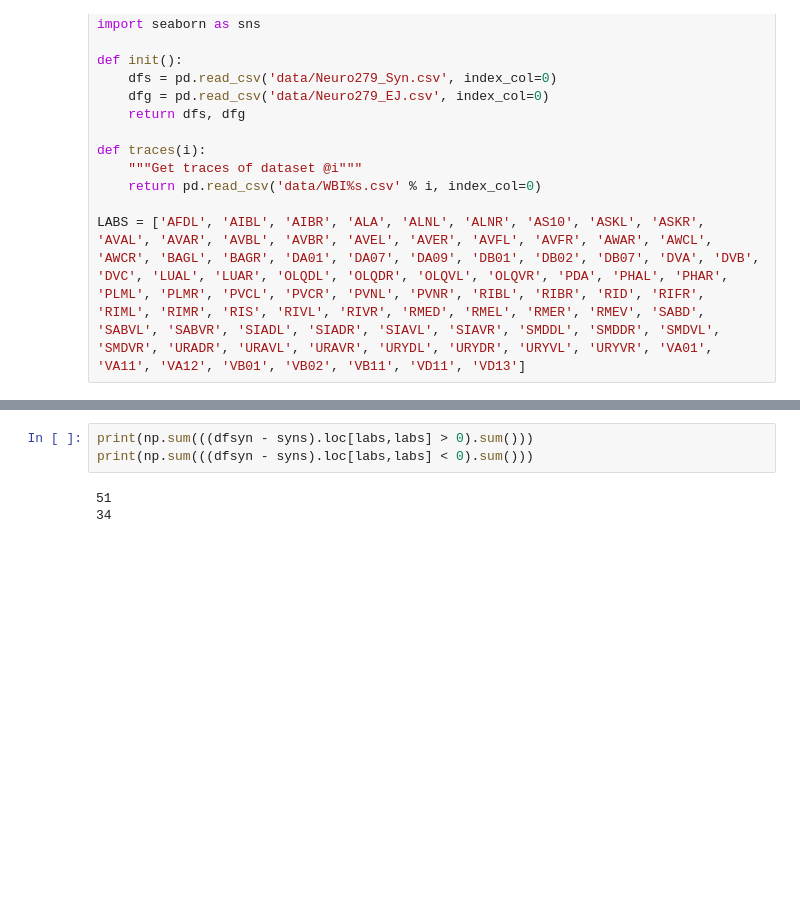
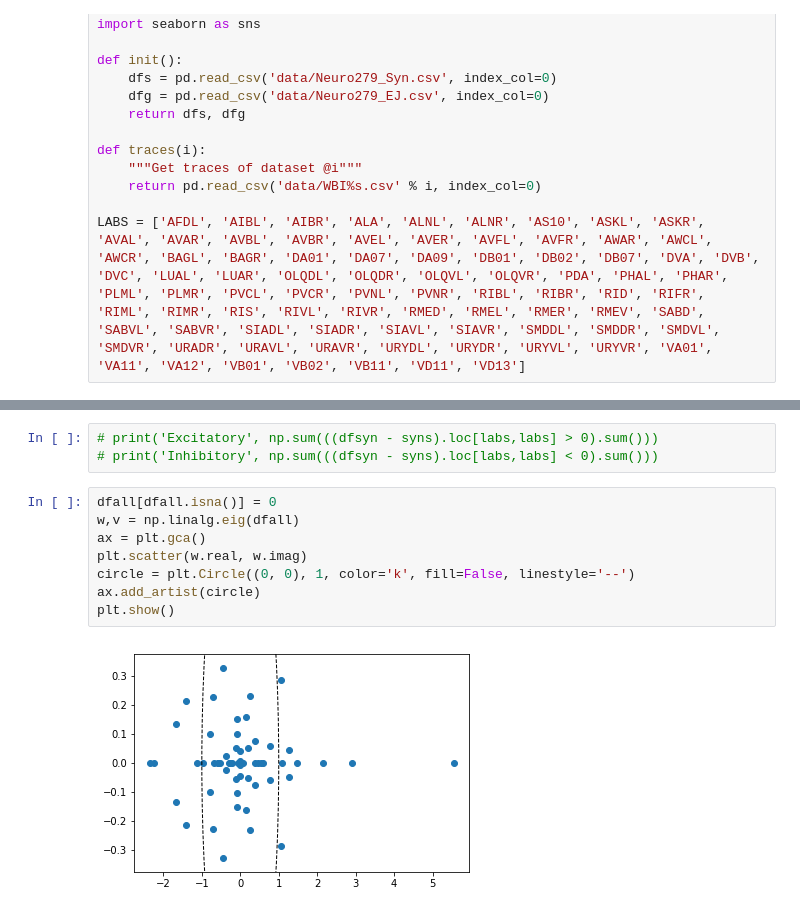
Before and after one commit to MarcJavin/WBI-analysis, a Jupyter notebook: SynapsesSigns.ipynb, the cells around one changed output, grey strips where cells are left out. Cells and saved outputs as stored; diff of their text form; blank space fills up the shorter version.

```diff
--- a/SynapsesSigns.ipynb
+++ b/SynapsesSigns.ipynb
@@ -99,6 +105,13 @@ plt.show()
 # %%
-print(np.sum(((dfsyn - syns).loc[labs,labs] > 0).sum()))
-print(np.sum(((dfsyn - syns).loc[labs,labs] < 0).sum()))
+# print('Excitatory', np.sum(((dfsyn - syns).loc[labs,labs] > 0).sum()))
+# print('Inhibitory', np.sum(((dfsyn - syns).loc[labs,labs] < 0).sum()))
-# %% [output]
-51
-34
+# %%
+dfall[dfall.isna()] = 0
+w,v = np.linalg.eig(dfall)
+ax = plt.gca()
+plt.scatter(w.real, w.imag)
+circle = plt.Circle((0, 0), 1, color='k', fill=False, linestyle='--')
+ax.add_artist(circle)
+plt.show()
+# %% [output]
+[figure, added]
```
Also changed, not shown: parts of 8 cells of this notebook, 2 other files.
